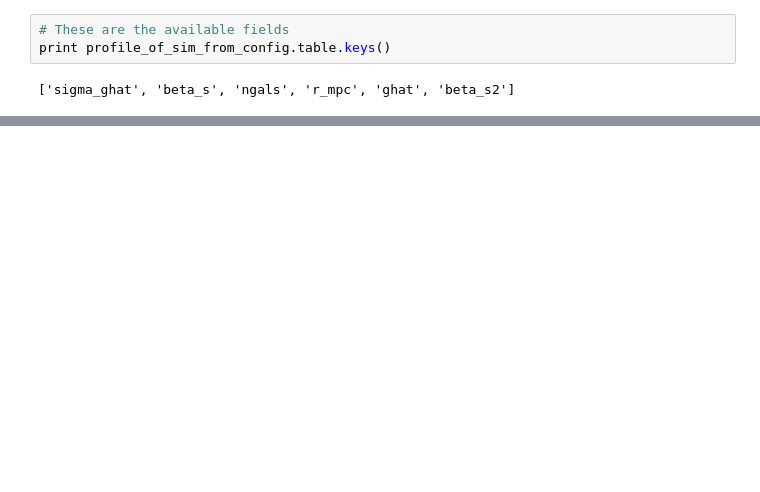
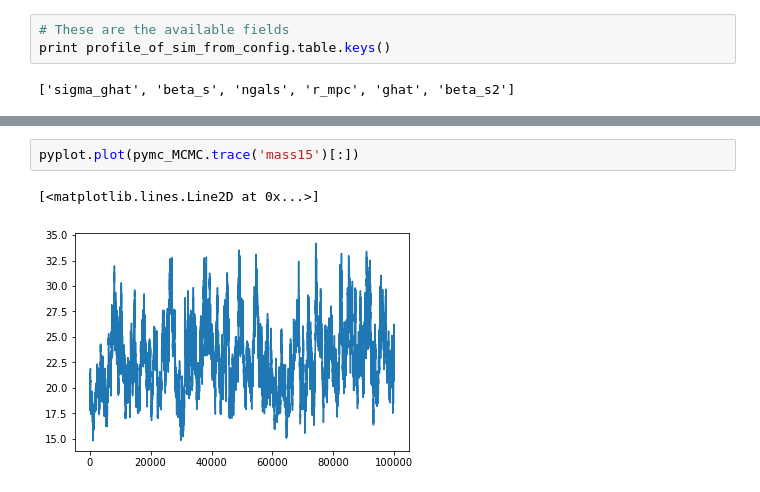
Before and after one commit to matthewkirby/clmassmod, a Jupyter notebook: nfwfitter/ExampleShearMeasurementProfile.ipynb, the cells around one changed output, grey strips where cells are left out. Saved outputs shown, nothing was run; the diff lists cells and outputs as text; blank space fills up the shorter version.

```diff
--- a/nfwfitter/ExampleShearMeasurementProfile.ipynb
+++ b/nfwfitter/ExampleShearMeasurementProfile.ipynb
@@ -79,0 +220,5 @@ Center Offset: 0.0 0.0
+# %%
+pyplot.plot(pymc_MCMC.trace('mass15')[:])
+# %% [output]
+[<matplotlib.lines.Line2D at 0x...>]
+[figure, added]
```
Also changed, not shown: parts of 23 cells of this notebook.
